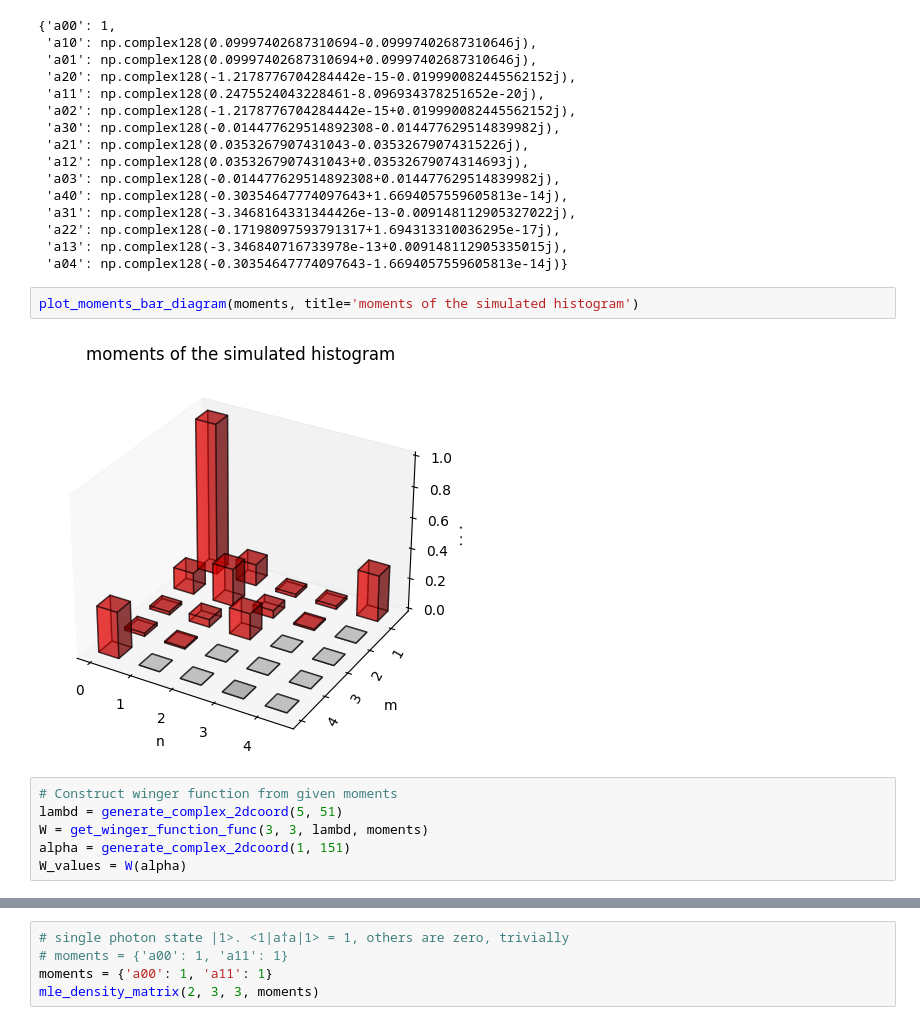
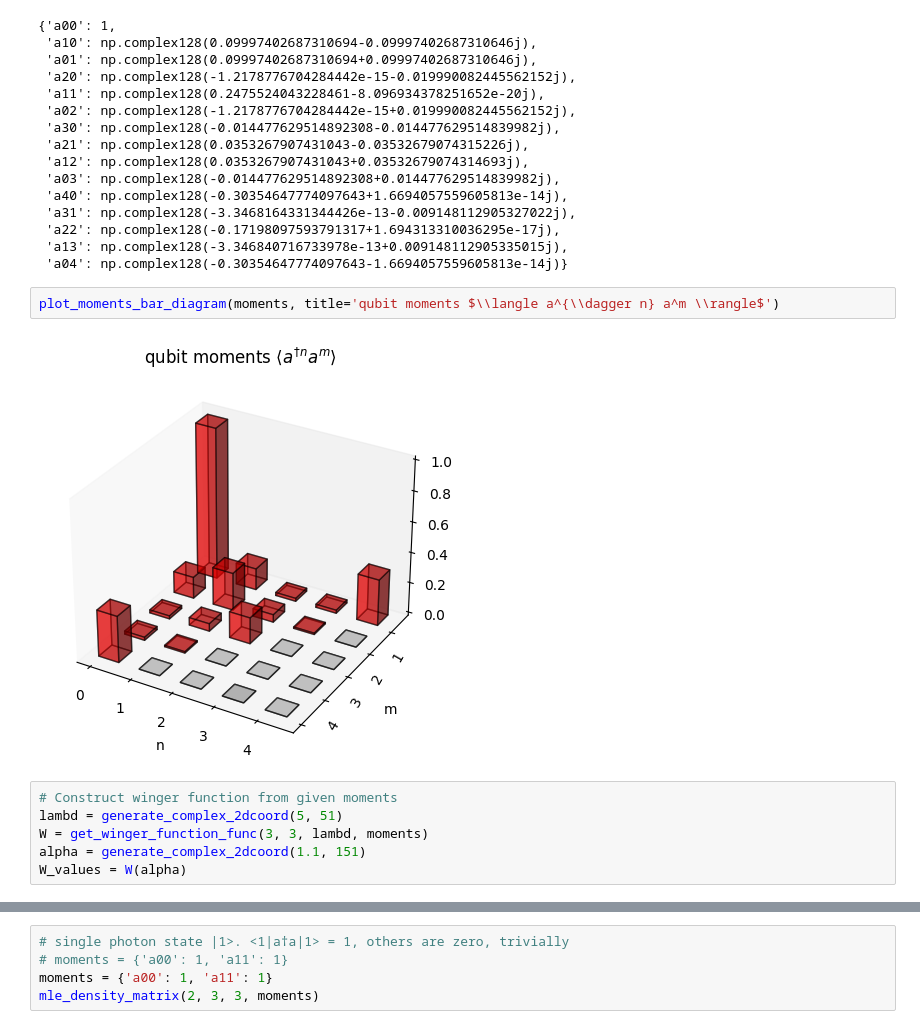
Before and after one commit to ElenBOT/tomography, a Jupyter notebook: examples.ipynb, the cells around one changed output, grey strips where cells are left out. Cells and saved outputs as stored; diff of their text form.

```diff
--- a/examples.ipynb
+++ b/examples.ipynb
@@ -68,14 +68,14 @@ moments
  'a22': np.complex128(-0.17198097593791317+1.694313310036295e-17j),
  'a13': np.complex128(-3.346840716733978e-13+0.009148112905335015j),
  'a04': np.complex128(-0.30354647774097643-1.6694057559605813e-14j)}
-# %%
-plot_moments_bar_diagram(moments, title='moments of the simulated histogram')
-# %% [output]
-[figure, removed]
+# %%
+plot_moments_bar_diagram(moments, title='qubit moments $\\langle a^{\\dagger n} a^m \\rangle$')
+# %% [output]
+[figure, added]
 # %%
 # Construct winger function from given moments
 lambd = generate_complex_2dcoord(5, 51)
 W = get_winger_function_func(3, 3, lambd, moments)
-alpha = generate_complex_2dcoord(1, 151)
+alpha = generate_complex_2dcoord(1.1, 151)
 W_values = W(alpha)
 # %%
```
Also changed, not shown: parts of 2 cells of this notebook.
